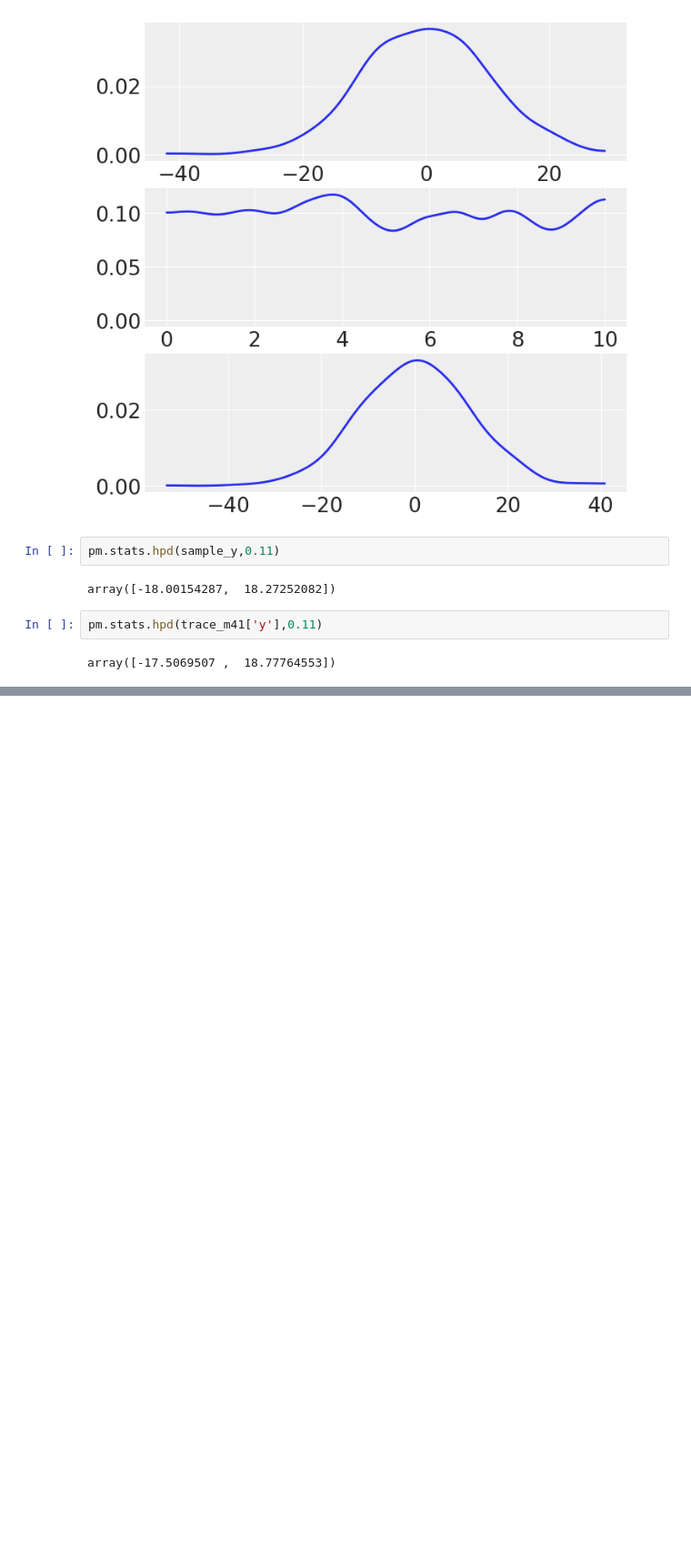
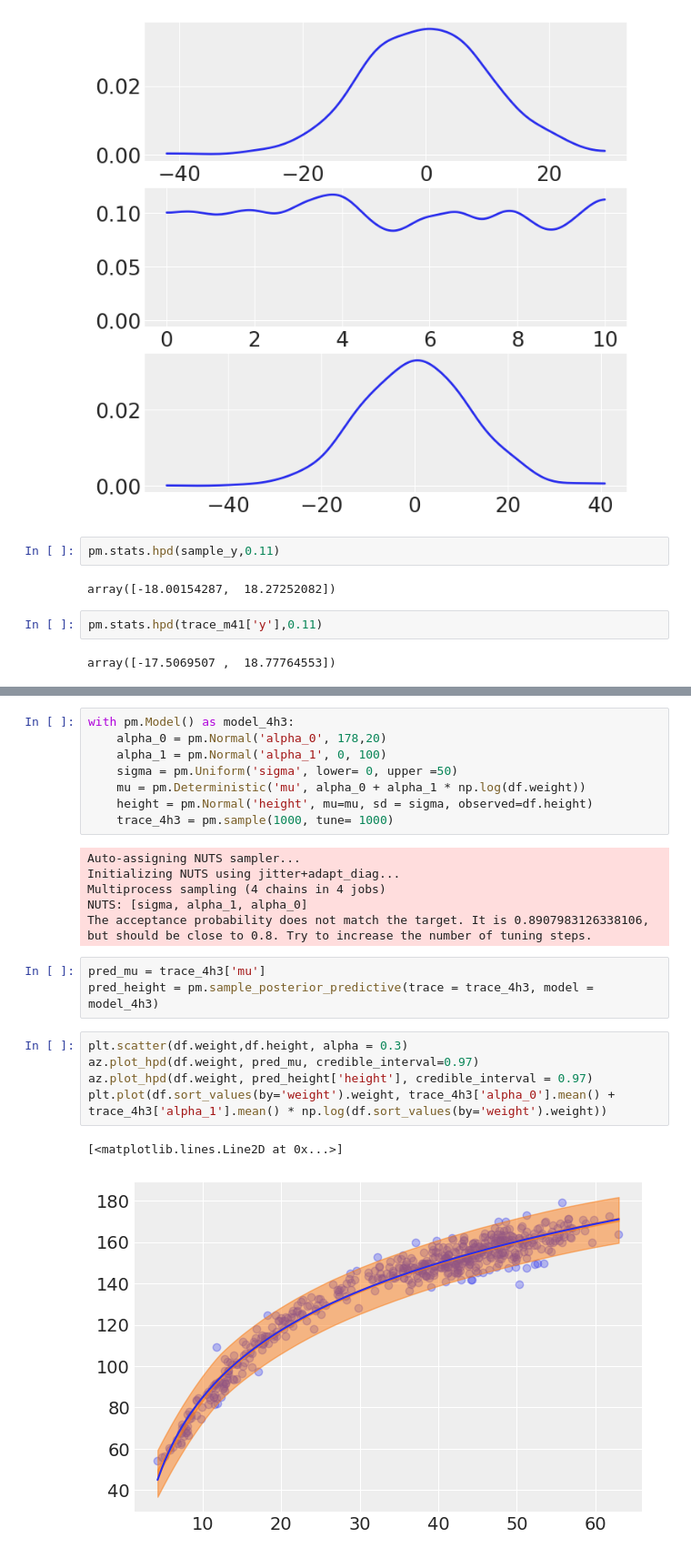
Before and after one commit to Voda88/Statistical-Rethinking, a Jupyter notebook: Chapter 4 Exercises.ipynb, the cells around one changed output, grey strips where cells are left out. Shown at 91% size. Saved outputs shown, nothing was run; the diff lists cells and outputs as text; blank space fills up the shorter version.

```diff
--- a/Chapter 4 Exercises.ipynb
+++ b/Chapter 4 Exercises.ipynb
@@ -114,0 +376,25 @@ $ \beta $ is always positive $ \rightarrow $ change to lognormal distribution: $
+# %%
+with pm.Model() as model_4h3:
+    alpha_0 = pm.Normal('alpha_0', 178,20)
+    alpha_1 = pm.Normal('alpha_1', 0, 100)
+    sigma = pm.Uniform('sigma', lower= 0, upper =50)
+    mu = pm.Deterministic('mu', alpha_0 + alpha_1 * np.log(df.weight))
+    height = pm.Normal('height', mu=mu, sd = sigma, observed=df.height)
+    trace_4h3 = pm.sample(1000, tune= 1000)
+# %% [output]
+Auto-assigning NUTS sampler...
+Initializing NUTS using jitter+adapt_diag...
+Multiprocess sampling (4 chains in 4 jobs)
+NUTS: [sigma, alpha_1, alpha_0]
+The acceptance probability does not match the target. It is 0.8907983126338106, but should be close to 0.8. Try to increase the number of tuning steps.
+# %%
+pred_mu = trace_4h3['mu']
+pred_height = pm.sample_posterior_predictive(trace = trace_4h3, model = model_4h3)
+# %%
+plt.scatter(df.weight,df.height, alpha = 0.3)
+az.plot_hpd(df.weight, pred_mu, credible_interval=0.97)
+az.plot_hpd(df.weight, pred_height['height'], credible_interval = 0.97)
+plt.plot(df.sort_values(by='weight').weight, trace_4h3['alpha_0'].mean() + trace_4h3['alpha_1'].mean() * np.log(df.sort_values(by='weight').weight))
+# %% [output]
+[<matplotlib.lines.Line2D at 0x...>]
+[figure, added]
```
Also changed, not shown: parts of 65 cells of this notebook.
